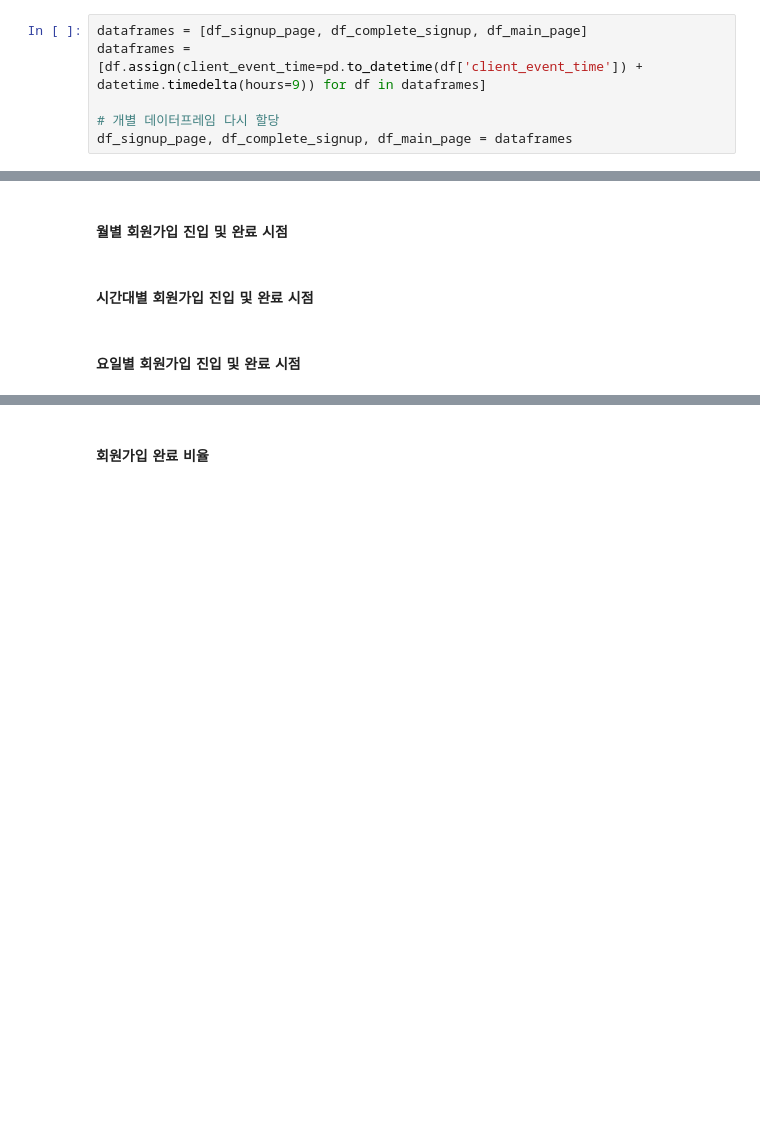
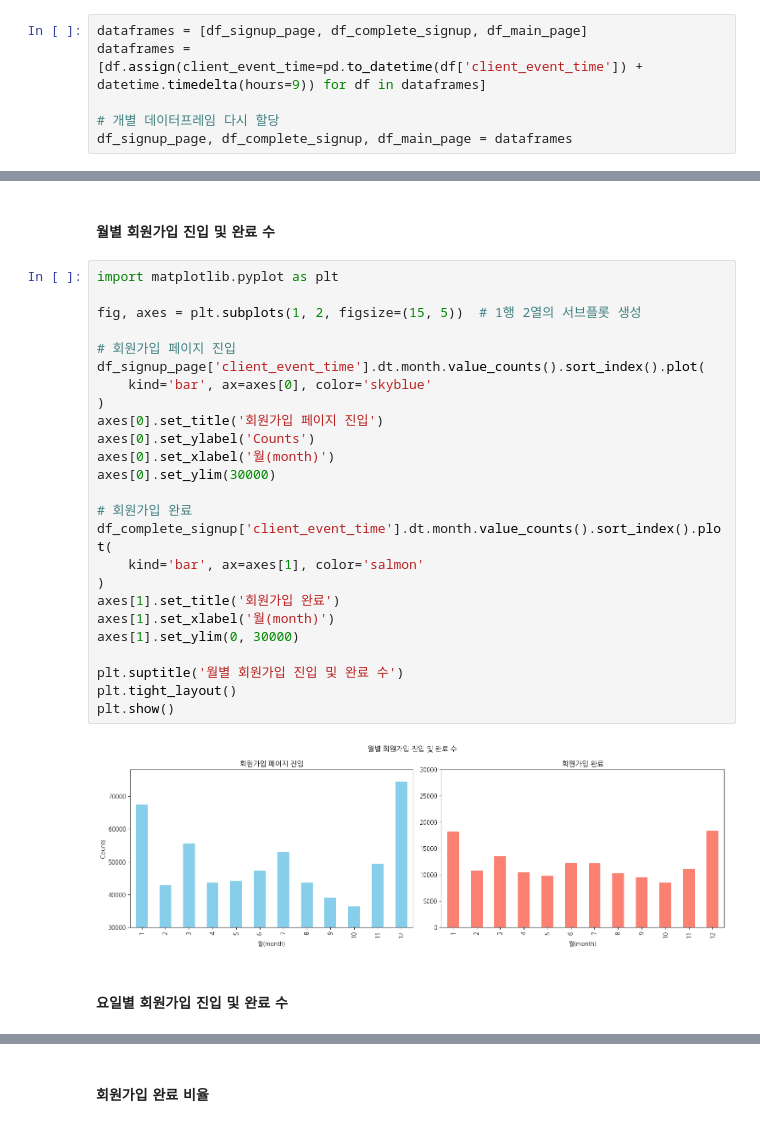
Before and after one commit to saeraniren/intermediate_project, a Jupyter notebook: yena_main.ipynb, the cells around one changed output, grey strips where cells are left out. Drawn from its saved outputs; the diff is of its cells as text; blank space fills up the shorter version.

```diff
--- a/yena_main.ipynb
+++ b/yena_main.ipynb
@@ -64,7 +247,32 @@ for key, value in counts.items():
 # %% [markdown]
-#### 월별 회원가입 진입 및 완료 시점
+#### 월별 회원가입 진입 및 완료 수
+# %%
+import matplotlib.pyplot as plt
+
+fig, axes = plt.subplots(1, 2, figsize=(15, 5))  # 1행 2열의 서브플롯 생성
+
+# 회원가입 페이지 진입
+df_signup_page['client_event_time'].dt.month.value_counts().sort_index().plot(
+    kind='bar', ax=axes[0], color='skyblue'
+)
+axes[0].set_title('회원가입 페이지 진입')
+axes[0].set_ylabel('Counts')
+axes[0].set_xlabel('월(month)')
+axes[0].set_ylim(30000)
+
+# 회원가입 완료
+df_complete_signup['client_event_time'].dt.month.value_counts().sort_index().plot(
+    kind='bar', ax=axes[1], color='salmon'
+)
+axes[1].set_title('회원가입 완료')
+axes[1].set_xlabel('월(month)')
+axes[1].set_ylim(0, 30000)
+
+plt.suptitle('월별 회원가입 진입 및 완료 수')
+plt.tight_layout()
+plt.show()
+# %% [output]
+[figure, added]
 # %% [markdown]
-#### 시간대별 회원가입 진입 및 완료 시점
+#### 요일별 회원가입 진입 및 완료 수
-# %% [markdown]
-#### 요일별 회원가입 진입 및 완료 시점
 # %%
```
Also changed, not shown: parts of 27 cells of this notebook.
